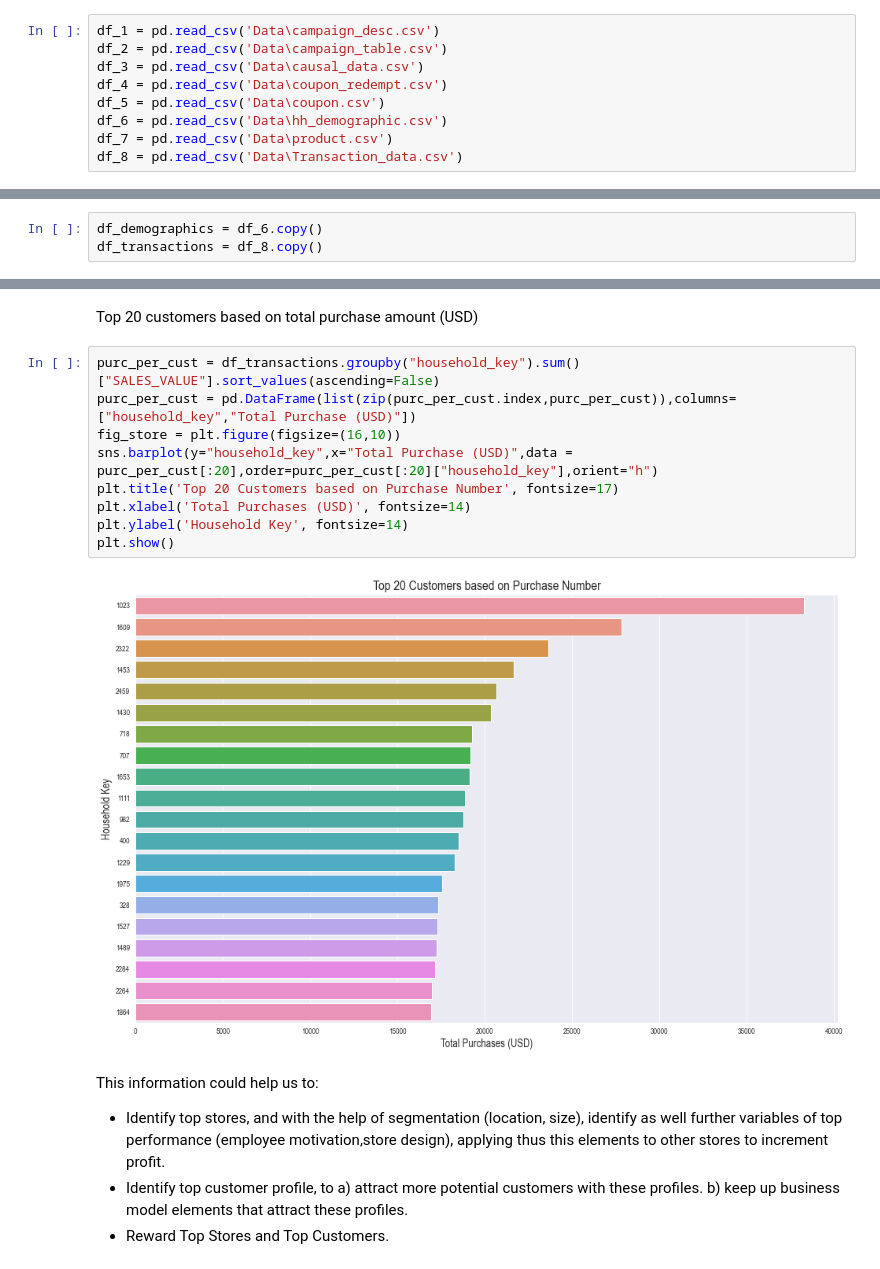
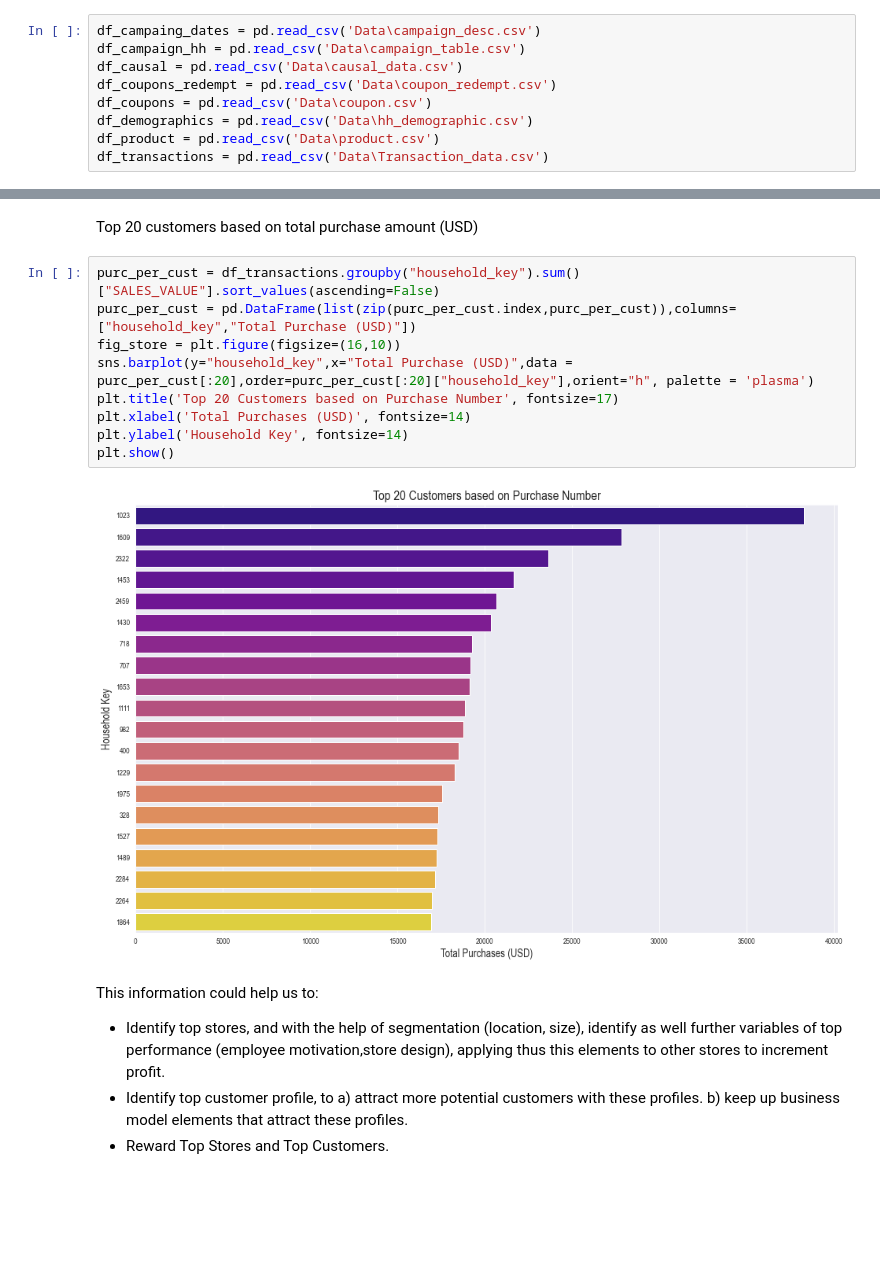
Before and after one commit to RufinoMartin/Retail-Marketing-Analysis, a Jupyter notebook: Dunnhumby.ipynb, the cells around one changed output, grey strips where cells are left out. Drawn from its saved outputs; the diff is of its cells as text; blank space fills up the shorter version.

```diff
--- a/Dunnhumby.ipynb
+++ b/Dunnhumby.ipynb
@@ -57,14 +66,14 @@ warnings.filterwarnings('ignore')
 # %% [markdown]
 # Data import
 # %%
-df_1 = pd.read_csv('Data\campaign_desc.csv')
-df_2 = pd.read_csv('Data\campaign_table.csv')
-df_3 = pd.read_csv('Data\causal_data.csv')
-df_4 = pd.read_csv('Data\coupon_redempt.csv')
-df_5 = pd.read_csv('Data\coupon.csv')
-df_6 = pd.read_csv('Data\hh_demographic.csv')
-df_7 = pd.read_csv('Data\product.csv')
-df_8 = pd.read_csv('Data\Transaction_data.csv')
+df_campaing_dates = pd.read_csv('Data\campaign_desc.csv')
+df_campaign_hh = pd.read_csv('Data\campaign_table.csv')
+df_causal = pd.read_csv('Data\causal_data.csv')
+df_coupons_redempt = pd.read_csv('Data\coupon_redempt.csv')
+df_coupons = pd.read_csv('Data\coupon.csv')
+df_demographics = pd.read_csv('Data\hh_demographic.csv')
+df_product = pd.read_csv('Data\product.csv')
+df_transactions = pd.read_csv('Data\Transaction_data.csv')
 # %% [markdown]
 # Data Understanding
 # %%
@@ -107,6 +116,3 @@ Number 6 & 8 contain Customers + Spending + Demographics Information.
 
 We will adress these last two files first.
-# %%
-df_demographics = df_6.copy()
-df_transactions = df_8.copy()
 # %%
@@ -379,14 +407,14 @@ Top 20 customers based on total purchase amount (USD)
 # %%
 purc_per_cust = df_transactions.groupby("household_key").sum()["SALES_VALUE"].sort_values(ascending=False)
 purc_per_cust = pd.DataFrame(list(zip(purc_per_cust.index,purc_per_cust)),columns=["household_key","Total Purchase (USD)"])
 fig_store = plt.figure(figsize=(16,10))
-sns.barplot(y="household_key",x="Total Purchase (USD)",data = purc_per_cust[:20],order=purc_per_cust[:20]["household_key"],orient="h")
+sns.barplot(y="household_key",x="Total Purchase (USD)",data = purc_per_cust[:20],order=purc_per_cust[:20]["household_key"],orient="h", palette = 'plasma')
 plt.title('Top 20 Customers based on Purchase Number', fontsize=17)
 plt.xlabel('Total Purchases (USD)', fontsize=14)
 plt.ylabel('Household Key', fontsize=14)
 plt.show()
 # %% [output]
-[figure, old version]
+[figure, new version]
 # %% [markdown]
 This information could help us to:
 
```
Also changed, not shown: parts of 128 cells of this notebook.
